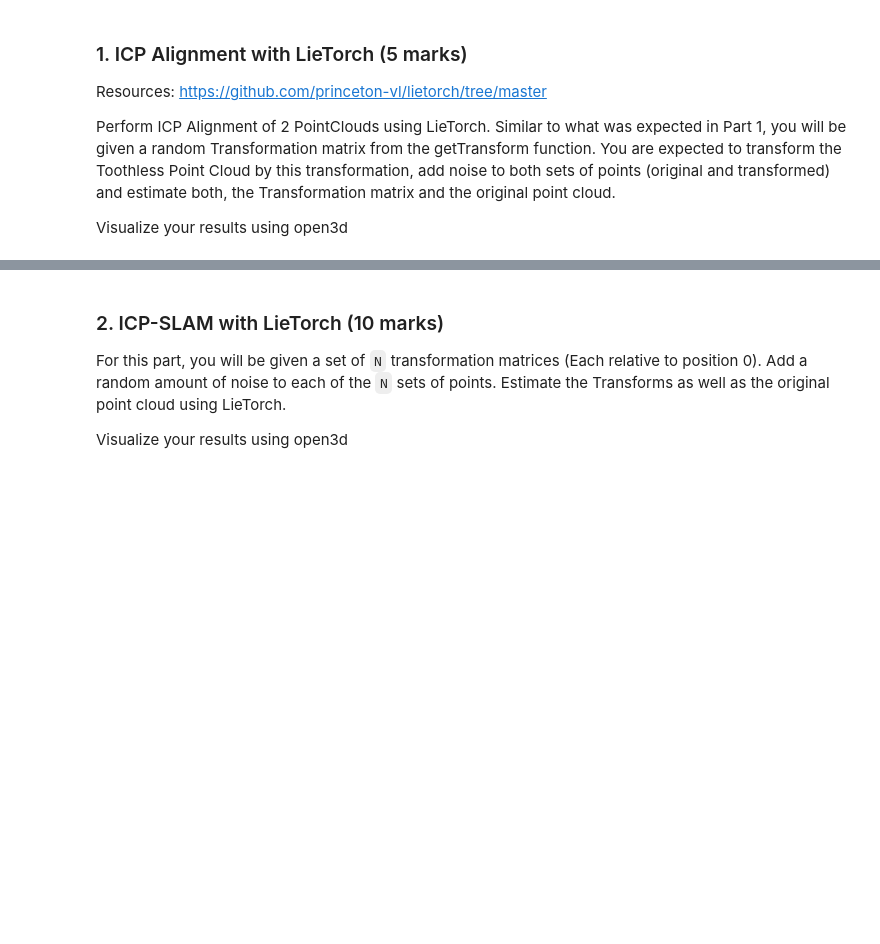
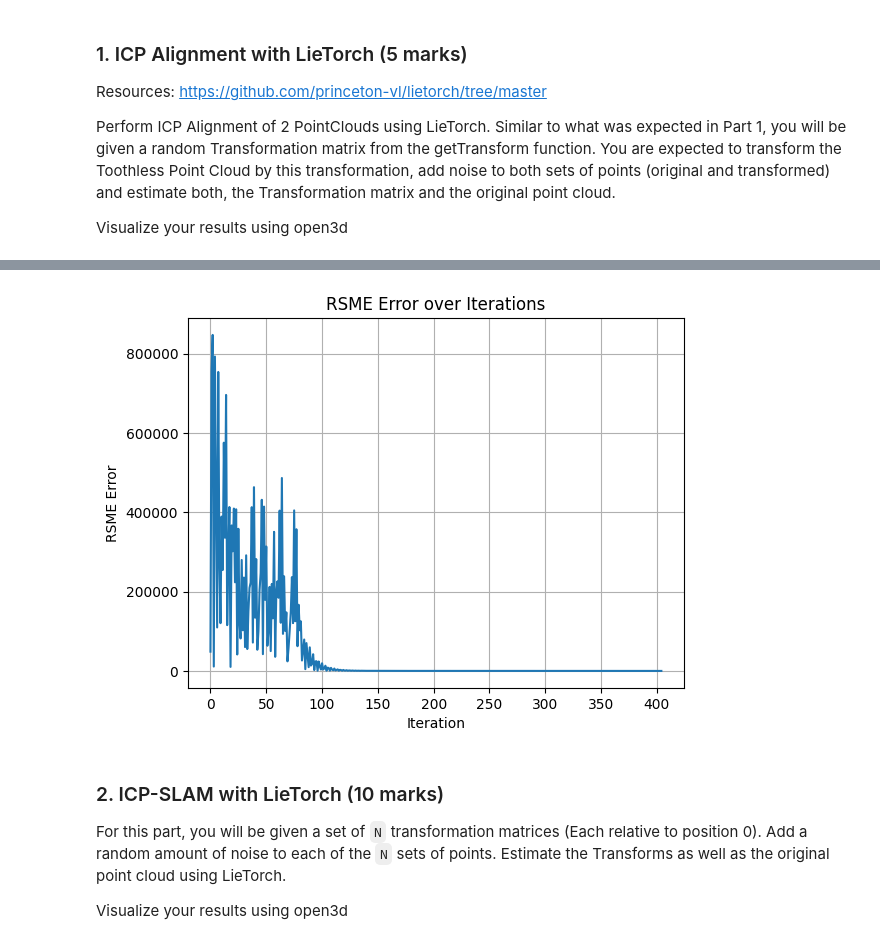
Before and after one commit to soham2560/MR24, a Jupyter notebook: Assignment_2/A2.ipynb, the cells around one changed output, grey strips where cells are left out. Saved outputs shown, nothing was run; the diff lists cells and outputs as text; code cells hidden in the pictures; blank space fills up the shorter version.

Commit message:
working lie torch localisation

```diff
--- a/Assignment_2/A2.ipynb
+++ b/Assignment_2/A2.ipynb
@@ -41,6 +41,6 @@ import torch.optim as optim
 
 def getTransform():
     euler_angles = torch.rand(3) * (2 * torch.pi)
-    translation = torch.rand(3) * 10.0
-    transformation_param = torch.cat((translation, euler_angles)).cuda()
+    translation = torch.rand(3) * 500.0
+    transformation_param = torch.cat((translation, euler_angles))
     return SE3.exp(transformation_param)
@@ -61,75 +65,80 @@ def compute_loss(pcl0, pcl1_transformed):
     loss = torch.norm(residuals) ** 2
     return loss
 
-def residual_loss(residuals, gamma=0.9):
-    n = residuals.size(0)
-    device = residuals.device
-    weights = (gamma ** torch.arange(n, device=device)).flip(dims=(0,))
-    abs_residuals = residuals.abs()
-    weights = weights.view(-1, 1)
-    weighted_residuals = weights * abs_residuals
-    residual_loss = weighted_residuals.mean()
-    return residual_loss
-
-pcl = o3d.io.read_point_cloud('data/toothless.ply')
-pcl_array = np.array(pcl.points)
-pcl_tensor = torch.tensor(pcl_array, dtype=torch.float32).cuda()
-
 transform0 = getTransform()
 transform1 = getTransform()
 
-downsample = 0.1
+downsample = 0.01
+
+pcl = o3d.io.read_point_cloud('data/toothless.ply')
+pcl_tensor = torch.tensor(np.array(pcl.points), dtype=torch.float32)
+
 pcl0 = transform_point_cloud(pcl_tensor + torch.randn_like(pcl_tensor) * 1, transform0, downsample)
-pcl1 = transform_point_cloud(pcl_tensor + torch.randn_like(pcl_tensor) * 1, transform1, downsample)
-
-pcl0_geom = o3d.geometry.PointCloud(o3d.utility.Vector3dVector(pcl0.cpu().numpy()))
-frame0 = o3d.geometry.TriangleMesh.create_coordinate_frame(size=100.0, origin=[0, 0, 0])
-frame_torch = torch.tensor(np.array(frame0.vertices), dtype=torch.float32).cuda()
+pcl0_tensor = pcl0.requires_grad_(True)
+pcl0_geom = o3d.geometry.PointCloud(o3d.utility.Vector3dVector(pcl0.detach().numpy()))
 pcl0_geom.paint_uniform_color([1.0, 0.0, 0.0])
 
-pcl1_geom = o3d.geometry.PointCloud(o3d.utility.Vector3dVector(pcl1.cpu().numpy()))
+pcl1 = transform_point_cloud(pcl_tensor + torch.randn_like(pcl_tensor) * 1, transform1, downsample)
+pcl1_geom = o3d.geometry.PointCloud(o3d.utility.Vector3dVector(pcl1.detach().numpy()))
+pcl1_geom.paint_uniform_color([0.0, 0.0, 1.0])
+pcl1_tensor = pcl1.requires_grad_(True)
+
+frame0 = o3d.geometry.TriangleMesh.create_coordinate_frame(size=100.0, origin=[0, 0, 0])
+frame_torch = torch.tensor(np.array(frame0.vertices), dtype=torch.float32)
 frame1 = o3d.geometry.TriangleMesh.create_coordinate_frame(size=100.0, origin=[0, 0, 0])
-pcl1_geom.paint_uniform_color([0.0, 0.0, 1.0])
 
 vis = o3d.visualization.Visualizer()
 vis.create_window()
-
 vis.add_geometry(pcl0_geom)
 vis.add_geometry(pcl1_geom)
 vis.add_geometry(frame0)
 vis.add_geometry(frame1)
-
 vis.poll_events()
 vis.update_renderer()
-pcl0_tensor = pcl0.clone().detach().requires_grad_(True).cuda()
-starting_pose = LieGroupParameter(getTransform())
-optimizer = optim.Adam([starting_pose], lr=8e-2, weight_decay=1)
+
+class Model(torch.nn.Module):
+    def __init__(self):
+        super(Model, self).__init__()
+        q = torch.randn(4)
+        q = q / q.norm()
+        t = torch.randn(3)
+        self.vec = torch.nn.Parameter(torch.tensor(torch.cat((t, q)), dtype=torch.float32))
+
+    def forward(self, input):
+        t = self.vec[:3]
+        q = self.vec[3:]
+        q = q / q.norm()
+        normalized_vec = torch.cat((t, q))
+        se3_transform = SE3.InitFromVec(self.vec)
+        return transform_point_cloud(input,se3_transform)
+
+model = Model()
+optimizer = optim.SGD(model.parameters(), 4e-0, momentum=0.9,weight_decay=0)
 
 errors = []
 
-for i in range(200):
+for i in range(1000):
     optimizer.zero_grad()
-    opti_transform = starting_pose.retr()
-    print(opti_transform.matrix()[:3, 3])
-    pcl1_transformed = transform_point_cloud(pcl1, opti_transform)
-    loss = compute_loss(pcl0_tensor,pcl1_transformed)
+    y_hat = model(pcl1_tensor)
+    loss = torch.nn.functional.mse_loss(y_hat, pcl0_tensor)
     loss.backward()
-    torch.nn.utils.clip_grad_norm_([starting_pose], max_norm=10.0)
     optimizer.step()
 
-    pcl1_geom.points = o3d.utility.Vector3dVector(pcl1_transformed.detach().cpu().numpy())
-    pcl0_geom.points = o3d.utility.Vector3dVector(pcl0_tensor.detach().cpu().numpy())
-    frame1.vertices = o3d.utility.Vector3dVector(transform_point_cloud(frame_torch, opti_transform).detach().cpu().numpy())
+    opti_transform = SE3.InitFromVec(model.vec)
+
+    pcl1_geom.points = o3d.utility.Vector3dVector(transform_point_cloud(pcl1_tensor,opti_transform).detach().numpy())
+    pcl0_geom.points = o3d.utility.Vector3dVector(pcl0_tensor.detach().numpy())
+    frame1.vertices = o3d.utility.Vector3dVector(transform_point_cloud(frame_torch,opti_transform).detach().numpy())
     vis.update_geometry(pcl0_geom)
     vis.update_geometry(pcl1_geom)
     vis.update_geometry(frame1)
     vis.poll_events()
     vis.update_renderer()
     error = loss.item()
-    # print(error)
+    print(error)
     errors.append(error)
 
-    if error < 15e4:
+    if error < 3e0:
         pcl0_geom.paint_uniform_color([0.0, 1.0, 0.0])
         pcl1_geom.paint_uniform_color([0.0, 1.0, 0.0])
         vis.update_geometry(pcl0_geom)
@@ -137,7 +146,7 @@ for i in range(200):
         print(f"Converged in {i} iterations with {error:.4f} error.")
         break
 
-if error > 15e4:
+if error > 3e0:
     print("Failed to converge")
 
 vis.run()
@@ -170,3 +179,4 @@ tensor([-3.6026,  2.8575,  1.3639], device='cuda:0', grad_fn=<SelectBackward0>)
+[figure, added]
 # %% [markdown]
 ### 2. ICP-SLAM with LieTorch (10 marks)
 
```
Also changed, not shown: parts of 2 cells of this notebook.
